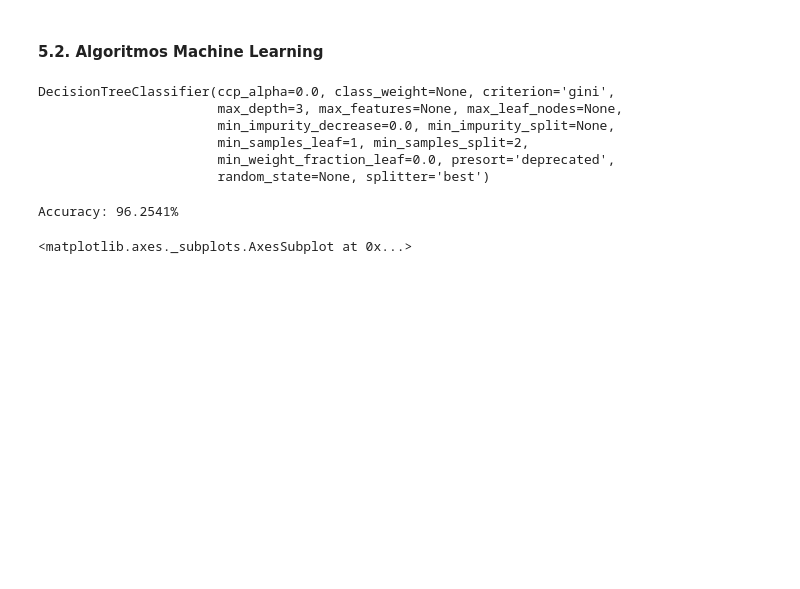
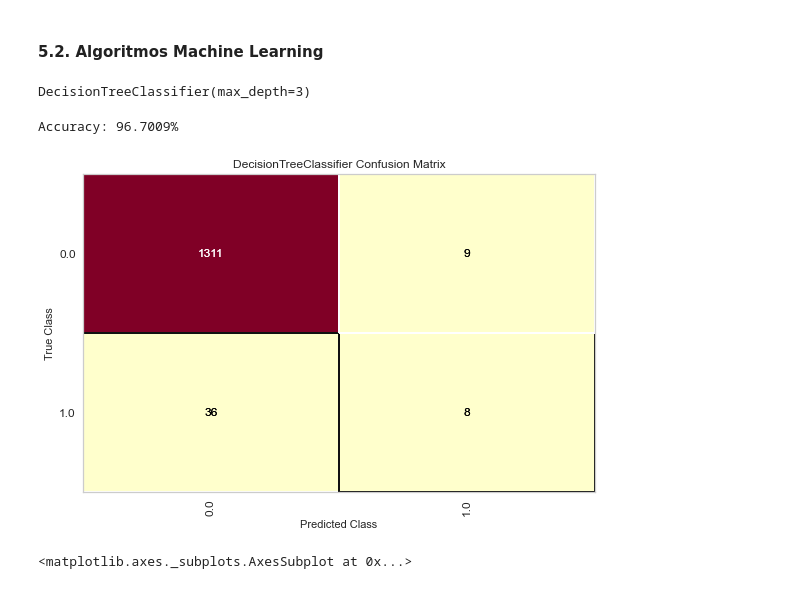
Before and after one commit to Project-ML-PUCP/BankruptcyTaiwan, a Jupyter notebook: 03. Codigo/03.1. Modeling - DT.ipynb, the cells around one changed output. Cells and saved outputs as stored; diff of their text form; code cells hidden in the pictures; blank space fills up the shorter version.

Commit message:
Actualizacion modelo DT

```diff
--- a/03. Codigo/03.1. Modeling - DT.ipynb
+++ b/03. Codigo/03.1. Modeling - DT.ipynb
@@ -176,21 +42,0 @@ def save_figure(fig,path,name):
-# %%
-#Graficos de valores por columna
-width = 14
-height = 14
-
-plt.style.use("default")
-
-
-figures = np.array([None]*6)
-axes = np.array([None]*6)
-for i in range(6):
-  figures[i], axes[i] = plt.subplots(nrows=4, ncols=4, figsize=(width, height))
-
-k = 0
-columns = df.columns
-for i in range(6):
-  for axe in axes[i].flatten():
-    sns.distplot(df[columns[k]], ax=axe)
-    k = k + 1
-  plt.tight_layout()
-  save_figure(figures[i],'.','distri_{}_{}.pdf'.format(i*16,(i+1)*16))
@@ -430,0 +43,4 @@ df_bankruptcy_pre.head()
+# %%
+# Se carga el dataset normalizado
+df_bankruptcy = pd.read_pickle(os.path.join('results','dataset_normalizado.pkl'))
+df_bankruptcy.shape
@@ -431,15 +58,15 @@ df_bankruptcy_pre.head()
 # %% [markdown]
 #### 5.1. Particion Muestral
 # %%
-dataset = df_bankruptcy_pre
+dataset = df_bankruptcy
 #Separamos la data, en variables independientes (x) y dependientes (y), para poder entrenar un árbol de clasificación
 x = dataset.drop("flag", axis=1)
 
 y = dataset["flag"]
 # %%
-#Mediante el método "train_test_split" usaremos el 10% de la data para probar el modelo. El parámetro "random state" nos sirve para
+#Mediante el método "train_test_split" usaremos el 20% de la data para probar el modelo. El parámetro "random state" nos sirve para
 #poder replicar la misma separación
-x_train, x_test, y_train, y_test = train_test_split(x, y, test_size=0.09, random_state=0, stratify=y)
+x_train, x_test, y_train, y_test = train_test_split(x, y, test_size=0.2, random_state=0, stratify=y)
 # %%
 print(f"Train shape: {x_train.shape}")
 print(f"Test shape: {x_test.shape}")
@@ -453,12 +80,7 @@ Test shape: (614, 42)
 model = DecisionTreeClassifier(max_depth=3)
 model.fit(x_train, y_train)
 # %% [output]
-DecisionTreeClassifier(ccp_alpha=0.0, class_weight=None, criterion='gini',
-                       max_depth=3, max_features=None, max_leaf_nodes=None,
-                       min_impurity_decrease=0.0, min_impurity_split=None,
-                       min_samples_leaf=1, min_samples_split=2,
-                       min_weight_fraction_leaf=0.0, presort='deprecated',
-                       random_state=None, splitter='best')
+DecisionTreeClassifier(max_depth=3)
 # %%
 y_pred = model.predict(x_test)
 # predictions = [round(value) for value in y_pred]
@@ -466,7 +88,14 @@ predictions = y_pred
 accuracy = accuracy_score(y_test, predictions)
 print("Accuracy: %.4f%%" % (accuracy * 100.0))
 # %% [output]
-Accuracy: 96.2541%
+Accuracy: 96.7009%
+# %%
+viz = ConfusionMatrix(model)
+viz.score(x_test, y_test)
+viz.draw()
+viz.finalize()
+# %% [output]
+[figure, added]
 # %%
 # Curva ROC- AUC
 from yellowbrick.classifier.rocauc import roc_auc
```
Also changed, not shown: parts of 36 cells of this notebook.
